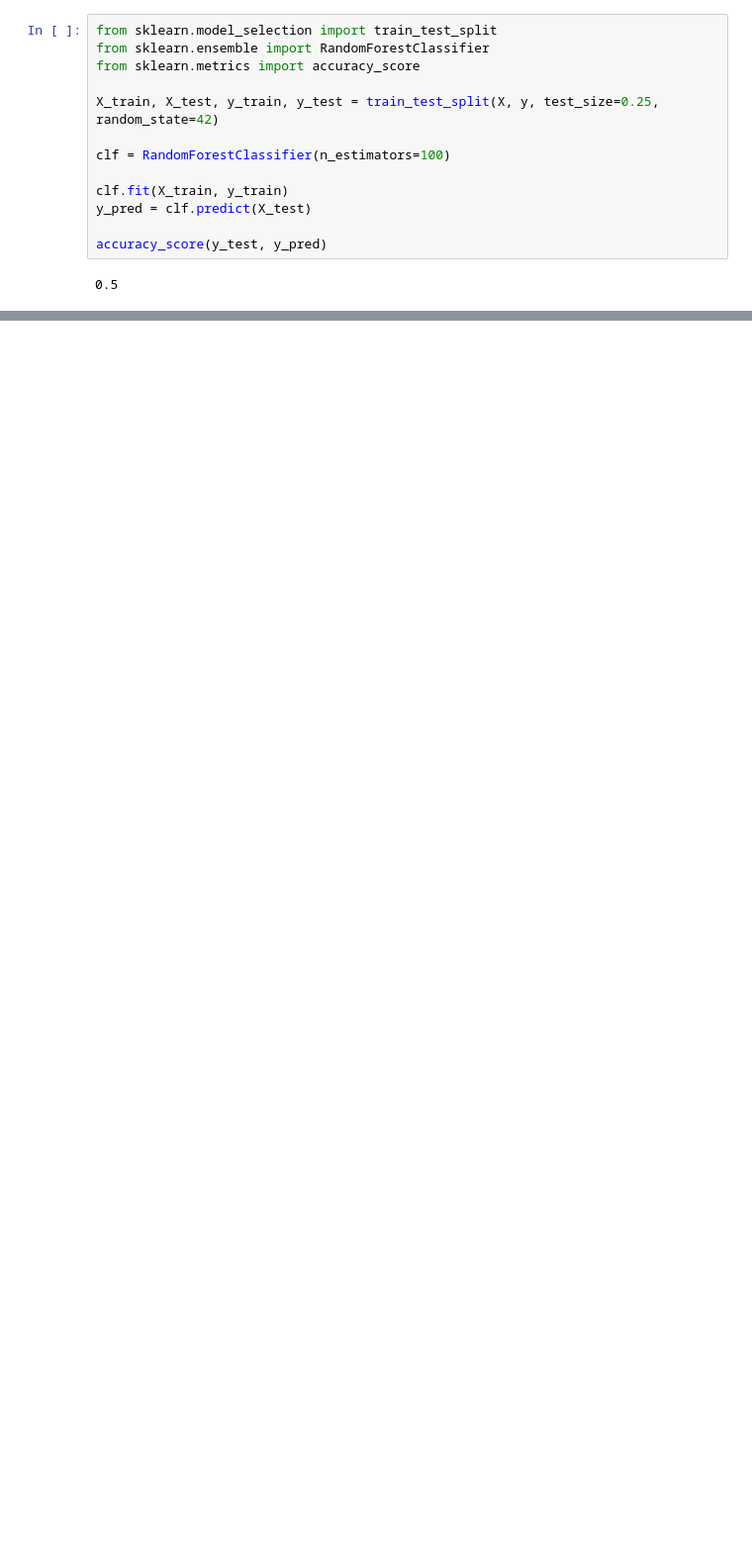
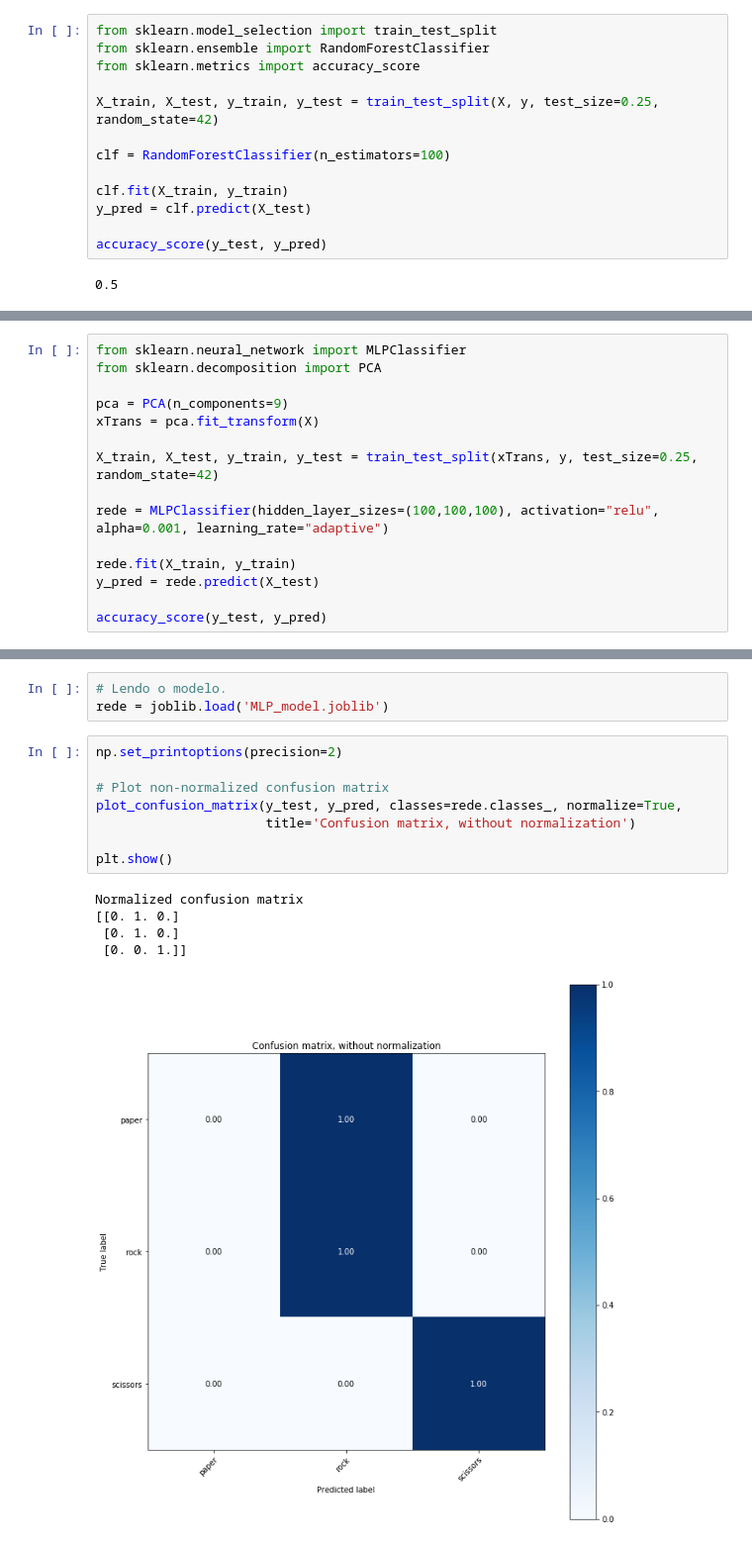
Before and after one commit to LiuSeeker/visao-computacional, a Jupyter notebook: projeto4/projeto4.ipynb, the cells around one changed output, grey strips where cells are left out. Shown at 99% size. Saved outputs shown, nothing was run; the diff lists cells and outputs as text; blank space fills up the shorter version.

```diff
--- a/projeto4/projeto4.ipynb
+++ b/projeto4/projeto4.ipynb
@@ -229,0 +297,15 @@ Normalized confusion matrix
+# %%
+from sklearn.neural_network import MLPClassifier
+from sklearn.decomposition import PCA
+
+pca = PCA(n_components=9)
+xTrans = pca.fit_transform(X)
+
+X_train, X_test, y_train, y_test = train_test_split(xTrans, y, test_size=0.25, random_state=42)
+
+rede = MLPClassifier(hidden_layer_sizes=(100,100,100), activation="relu", alpha=0.001, learning_rate="adaptive")
+
+rede.fit(X_train, y_train)
+y_pred = rede.predict(X_test)
+
+accuracy_score(y_test, y_pred)
@@ -229,0 +318,17 @@ Normalized confusion matrix
+# %%
+# Lendo o modelo.
+rede = joblib.load('MLP_model.joblib')
+# %%
+np.set_printoptions(precision=2)
+
+# Plot non-normalized confusion matrix
+plot_confusion_matrix(y_test, y_pred, classes=rede.classes_, normalize=True,
+                      title='Confusion matrix, without normalization')
+
+plt.show()
+# %% [output]
+Normalized confusion matrix
+[[0. 1. 0.]
+ [0. 1. 0.]
+ [0. 0. 1.]]
+[figure, added]
```
Also changed, not shown: parts of 25 cells of this notebook.
